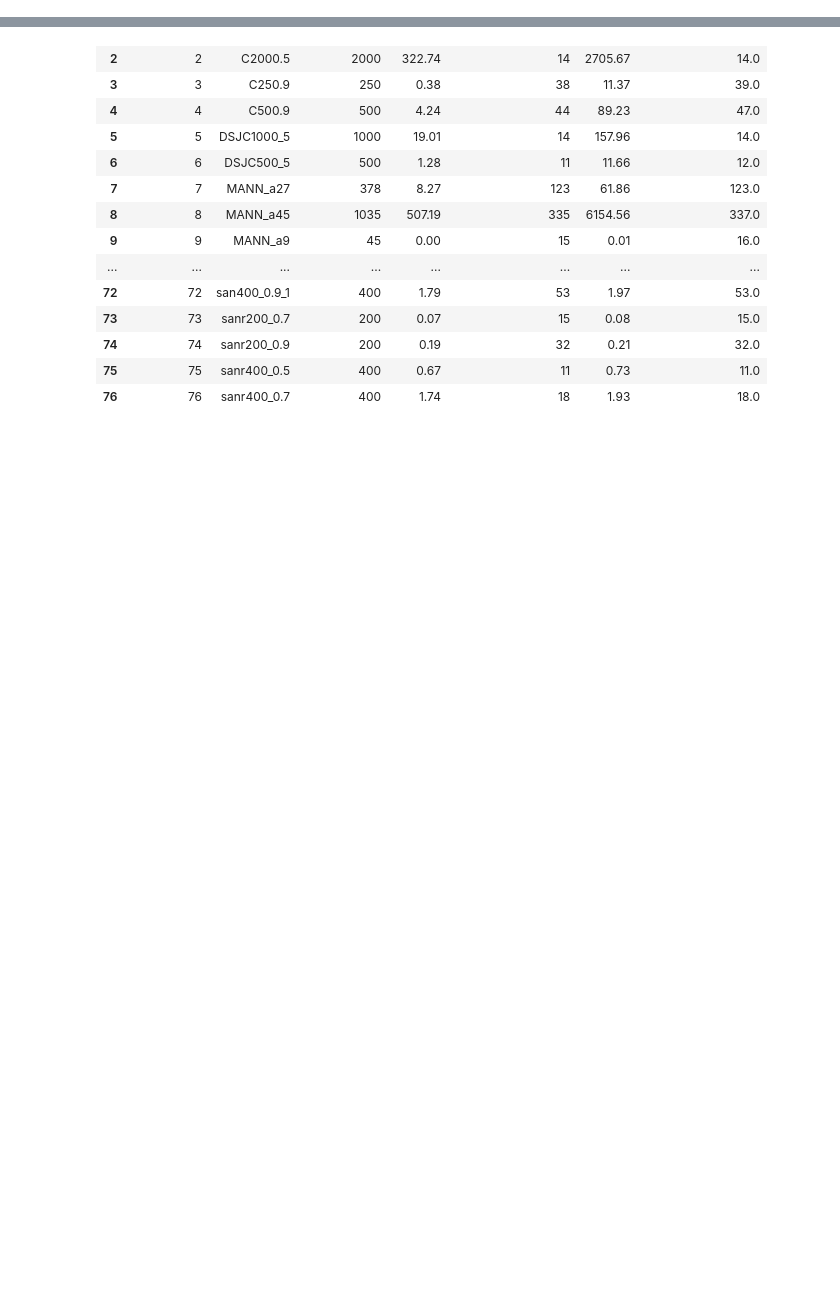
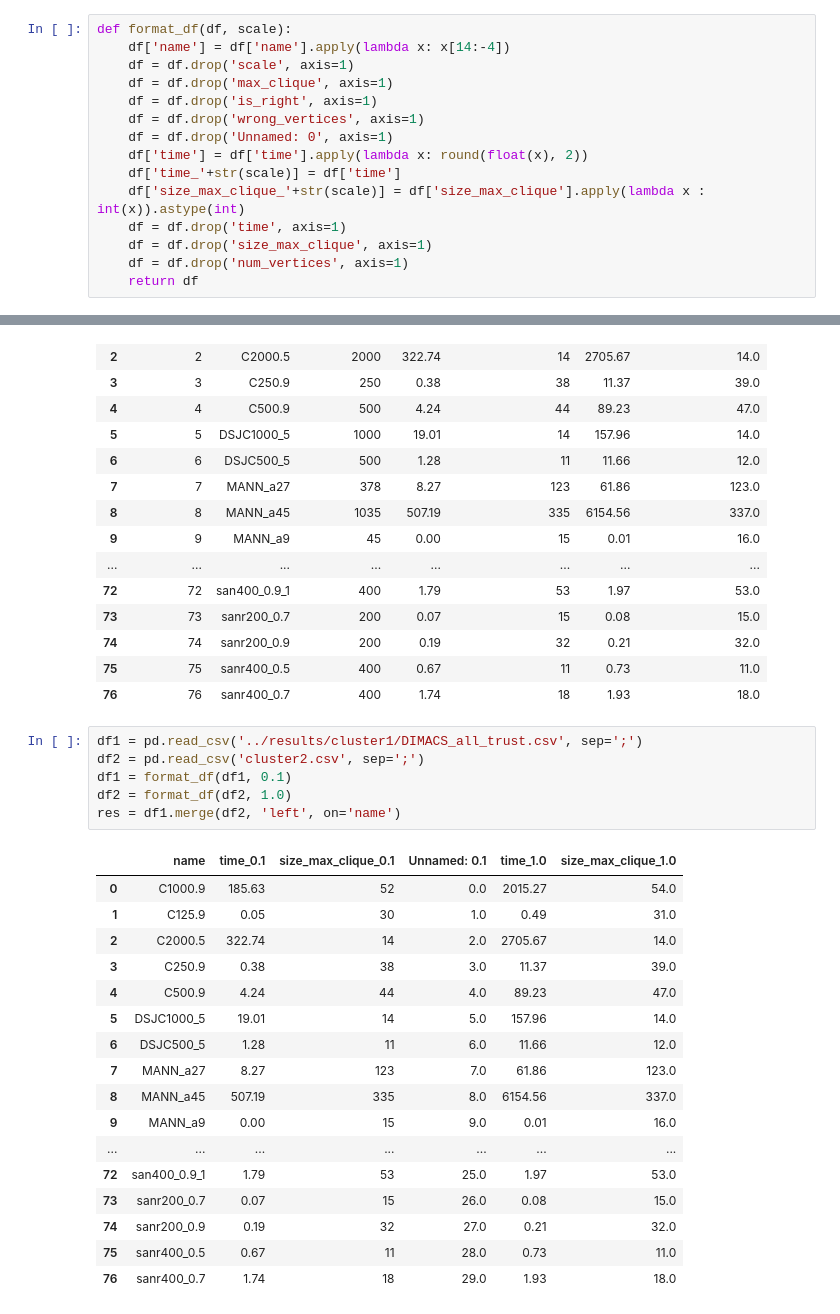
Before and after one commit to stacy-s/MCP, a Jupyter notebook: data.ipynb, the cells around one changed output, grey strips where cells are left out. Cells and saved outputs as stored; diff of their text form; blank space fills up the shorter version.

Commit message:
Results for the DIMACS dataset have been added. The code has been improved. A new notebook for working with data has appeared.

```diff
--- a/data.ipynb
+++ b/data.ipynb
@@ -1,5 +1,20 @@
 # %%
 import pandas as pd
+# %%
+def format_df(df, scale):
+    df['name'] = df['name'].apply(lambda x: x[14:-4])
+    df = df.drop('scale', axis=1)
+    df = df.drop('max_clique', axis=1)
+    df = df.drop('is_right', axis=1)
+    df = df.drop('wrong_vertices', axis=1)
+    df = df.drop('Unnamed: 0', axis=1)
+    df['time'] = df['time'].apply(lambda x: round(float(x), 2))
+    df['time_'+str(scale)] = df['time']
+    df['size_max_clique_'+str(scale)] = df['size_max_clique'].apply(lambda x : int(x)).astype(int)
+    df = df.drop('time', axis=1)
+    df = df.drop('size_max_clique', axis=1)
+    df = df.drop('num_vertices', axis=1)
+    return df
 # %%
 pd.options.display.max_rows = 77
 res = pd.read_csv('results.csv')
@@ -22,3 +37,27 @@ res
 | 74 | 74 | sanr200_0.9 | 200 | 0.19 | 32 | 0.21 | 32.0 |
 | 75 | 75 | sanr400_0.5 | 400 | 0.67 | 11 | 0.73 | 11.0 |
 | 76 | 76 | sanr400_0.7 | 400 | 1.74 | 18 | 1.93 | 18.0 |
+# %%
+df1 = pd.read_csv('../results/cluster1/DIMACS_all_trust.csv', sep=';')
+df2 = pd.read_csv('cluster2.csv', sep=';')
+df1 = format_df(df1, 0.1)
+df2 = format_df(df2, 1.0)
+res = df1.merge(df2, 'left', on='name')
+# %% [output]
+|  | name | time_0.1 | size_max_clique_0.1 | Unnamed: 0.1 | time_1.0 | size_max_clique_1.0 |
+| 0 | C1000.9 | 185.63 | 52 | 0.0 | 2015.27 | 54.0 |
+| 1 | C125.9 | 0.05 | 30 | 1.0 | 0.49 | 31.0 |
+| 2 | C2000.5 | 322.74 | 14 | 2.0 | 2705.67 | 14.0 |
+| 3 | C250.9 | 0.38 | 38 | 3.0 | 11.37 | 39.0 |
+| 4 | C500.9 | 4.24 | 44 | 4.0 | 89.23 | 47.0 |
+| 5 | DSJC1000_5 | 19.01 | 14 | 5.0 | 157.96 | 14.0 |
+| 6 | DSJC500_5 | 1.28 | 11 | 6.0 | 11.66 | 12.0 |
+| 7 | MANN_a27 | 8.27 | 123 | 7.0 | 61.86 | 123.0 |
+| 8 | MANN_a45 | 507.19 | 335 | 8.0 | 6154.56 | 337.0 |
+| 9 | MANN_a9 | 0.00 | 15 | 9.0 | 0.01 | 16.0 |
+| ... | ... | ... | ... | ... | ... | ... |
+| 72 | san400_0.9_1 | 1.79 | 53 | 25.0 | 1.97 | 53.0 |
+| 73 | sanr200_0.7 | 0.07 | 15 | 26.0 | 0.08 | 15.0 |
+| 74 | sanr200_0.9 | 0.19 | 32 | 27.0 | 0.21 | 32.0 |
+| 75 | sanr400_0.5 | 0.67 | 11 | 28.0 | 0.73 | 11.0 |
+| 76 | sanr400_0.7 | 1.74 | 18 | 29.0 | 1.93 | 18.0 |
```
Also changed, not shown: 12 other files.
